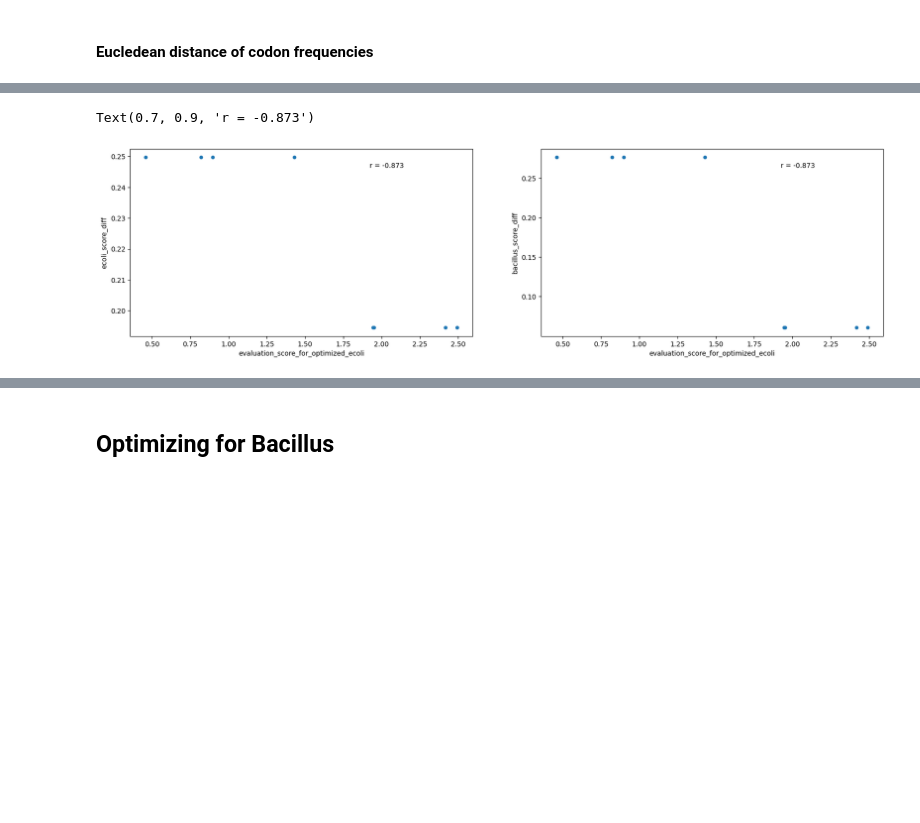
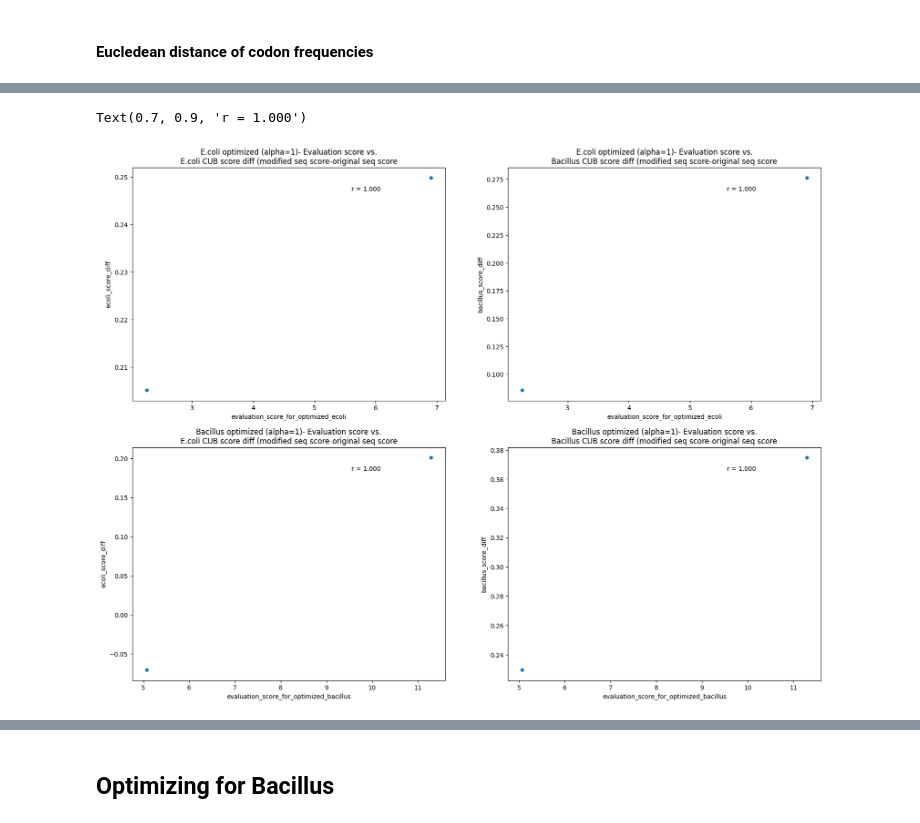
Before and after one commit to morikab/Igem_TAU_2021, a Jupyter notebook: analysis/orf_model_analysis/mcherry_variations.ipynb, the cells around one changed output, grey strips where cells are left out. Saved outputs shown, nothing was run; the diff lists cells and outputs as text; code cells hidden in the pictures; blank space fills up the shorter version.

```diff
--- a/analysis/orf_model_analysis/mcherry_variations.ipynb
+++ b/analysis/orf_model_analysis/mcherry_variations.ipynb
@@ -562,7 +765,13 @@ greater_alpha_bacillus_opt_variants_dataframe = pd.DataFrame(greater_alpha_bacil
 # %%
 greater_alpha_df_dict = get_cub_score_df_dict(mcherry_greater_alpha_root_dir)
-cub_ecoli_opt_greater_alpha_df_dict = {key.replace("_for_optimized_ecoli", ""): value for key, value in greater_alpha_df_dict.items() if not (key.endswith("_for_optimized_bacillus") or key == "evaluation_score")}
+cub_ecoli_opt_greater_alpha_df_dict = {key.replace("_for_optimized_ecoli", ""): value for key, value in greater_alpha_df_dict.items() if not (key.endswith("_for_optimized_bacillus") or key.startswith("evaluation_score"))}
 cub_ecoli_opt_greater_alpha_variants_dataframe = pd.DataFrame(cub_ecoli_opt_greater_alpha_df_dict)
 
-cub_bacillus_opt_greater_alpha_df_dict = {key: value for key, value in greater_alpha_df_dict.items() if not (key.endswith("for_optimized_ecoli") or key == "evaluation_score")}
+evaluation_ecoli_opt_greate_alpha_df_dict = {key: value for key, value in greater_alpha_df_dict.items() if key in ["variant", "evaluation_score_for_optimized_ecoli"]}
+evaluation_ecoli_opt_greater_alpha_variants_dataframe = pd.DataFrame(evaluation_ecoli_opt_greate_alpha_df_dict)
+
+cub_bacillus_opt_greater_alpha_df_dict = {key.replace("_for_optimized_bacillus", ""): value for key, value in greater_alpha_df_dict.items() if not (key.endswith("for_optimized_ecoli") or key.startswith("evaluation_score"))}
 cub_bacillus_opt_greater_alpha_variants_dataframe = pd.DataFrame(cub_bacillus_opt_greater_alpha_df_dict)
+
+evaluation_bacillus_opt_greater_alpha_df_dict = {key: value for key, value in greater_alpha_df_dict.items() if key in ["variant", "evaluation_score_for_optimized_bacillus"]}
+evaluation_bacillus_opt_greater_alpha_variants_dataframe = pd.DataFrame(evaluation_bacillus_opt_greater_alpha_df_dict)
@@ -625,17 +934,29 @@ Text(0.7, 0.9, 'r = -0.738')
 # %%
-merged_df = pd.merge(evaluation_ecoli_opt_variants_dataframe, cub_ecoli_opt_greater_alpha_variants_dataframe, on='variant', how='inner')
-merged_df['ecoli_score_diff'] = merged_df['ecoli_final_score'] - merged_df['ecoli_initial_score']
-merged_df['bacillus_score_diff'] = merged_df['bacillus_final_score'] - merged_df['bacillus_initial_score']
+merged_df_ecoli_greater_alpha = pd.merge(evaluation_ecoli_opt_greater_alpha_variants_dataframe, cub_ecoli_opt_greater_alpha_variants_dataframe, on='variant', how='inner')
+merged_df_ecoli_greater_alpha['ecoli_score_diff'] = merged_df_ecoli_greater_alpha['ecoli_final_score'] - merged_df_ecoli_greater_alpha['ecoli_initial_score']
+merged_df_ecoli_greater_alpha['bacillus_score_diff'] = merged_df_ecoli_greater_alpha['bacillus_final_score'] - merged_df_ecoli_greater_alpha['bacillus_initial_score']
 
-fig, axes = plt.subplots(nrows=1,ncols=2, figsize=(20,5))
+merged_df_bacillus_greater_alpha = pd.merge(evaluation_bacillus_opt_greater_alpha_variants_dataframe, cub_bacillus_opt_greater_alpha_variants_dataframe, on='variant', how='inner')
+merged_df_bacillus_greater_alpha['ecoli_score_diff'] = merged_df_bacillus_greater_alpha['ecoli_final_score'] - merged_df_bacillus_greater_alpha['ecoli_initial_score']
+merged_df_bacillus_greater_alpha['bacillus_score_diff'] = merged_df_bacillus_greater_alpha['bacillus_final_score'] - merged_df_bacillus_greater_alpha['bacillus_initial_score']
 
-scatter = merged_df.plot.scatter(x="evaluation_score_for_optimized_ecoli", y="ecoli_score_diff", ax=axes[0])
-r, p = stats.spearmanr(merged_df["evaluation_score_for_optimized_ecoli"], merged_df["ecoli_score_diff"])
+fig, axes = plt.subplots(nrows=2,ncols=2, figsize=(20,15))
+
+scatter = merged_df_ecoli_greater_alpha.plot.scatter(x="evaluation_score_for_optimized_ecoli", y="ecoli_score_diff", ax=axes[0,0], title="E.coli optimized (alpha=1)- Evaluation score vs.\nE.coli CUB score diff (modified seq score-original seq score")
+r, p = stats.spearmanr(merged_df_ecoli_greater_alpha["evaluation_score_for_optimized_ecoli"], merged_df_ecoli_greater_alpha["ecoli_score_diff"])
 scatter.annotate('r = {:.3f}'.format(r), xy=(0.7, 0.9), xycoords='axes fraction')
 
-scatter = merged_df.plot.scatter(x="evaluation_score_for_optimized_ecoli", y="bacillus_score_diff", ax=axes[1])
-r, p = stats.spearmanr(merged_df["evaluation_score_for_optimized_ecoli"], merged_df["bacillus_score_diff"])
+scatter = merged_df_ecoli_greater_alpha.plot.scatter(x="evaluation_score_for_optimized_ecoli", y="bacillus_score_diff", ax=axes[0,1], title="E.coli optimized (alpha=1)- Evaluation score vs.\nBacillus CUB score diff (modified seq score-original seq score")
+r, p = stats.spearmanr(merged_df_ecoli_greater_alpha["evaluation_score_for_optimized_ecoli"], merged_df_ecoli_greater_alpha["bacillus_score_diff"])
 scatter.annotate('r = {:.3f}'.format(r), xy=(0.7, 0.9), xycoords='axes fraction')
+
+scatter = merged_df_bacillus_greater_alpha.plot.scatter(x="evaluation_score_for_optimized_bacillus", y="ecoli_score_diff", ax=axes[1,0], title="Bacillus optimized (alpha=1)- Evaluation score vs.\nE.coli CUB score diff (modified seq score-original seq score")
+r, p = stats.spearmanr(merged_df_bacillus_greater_alpha["evaluation_score_for_optimized_bacillus"], merged_df_bacillus_greater_alpha["ecoli_score_diff"])
+scatter.annotate('r = {:.3f}'.format(r), xy=(0.7, 0.9), xycoords='axes fraction')
+
+scatter = merged_df_bacillus_greater_alpha.plot.scatter(x="evaluation_score_for_optimized_bacillus", y="bacillus_score_diff", ax=axes[1,1], title="Bacillus optimized (alpha=1)- Evaluation score vs.\nBacillus CUB score diff (modified seq score-original seq score")
+r, p = stats.spearmanr(merged_df_bacillus_greater_alpha["evaluation_score_for_optimized_bacillus"], merged_df_bacillus_greater_alpha["bacillus_score_diff"])
+scatter.annotate('r = {:.3f}'.format(r), xy=(0.7, 0.9), xycoords='axes fraction')
 # %% [output]
-Text(0.7, 0.9, 'r = -0.873')
+Text(0.7, 0.9, 'r = 1.000')
-[figure, old version]
+[figure, new version]
```
Also changed, not shown: parts of 44 cells of this notebook, 3 other files.
